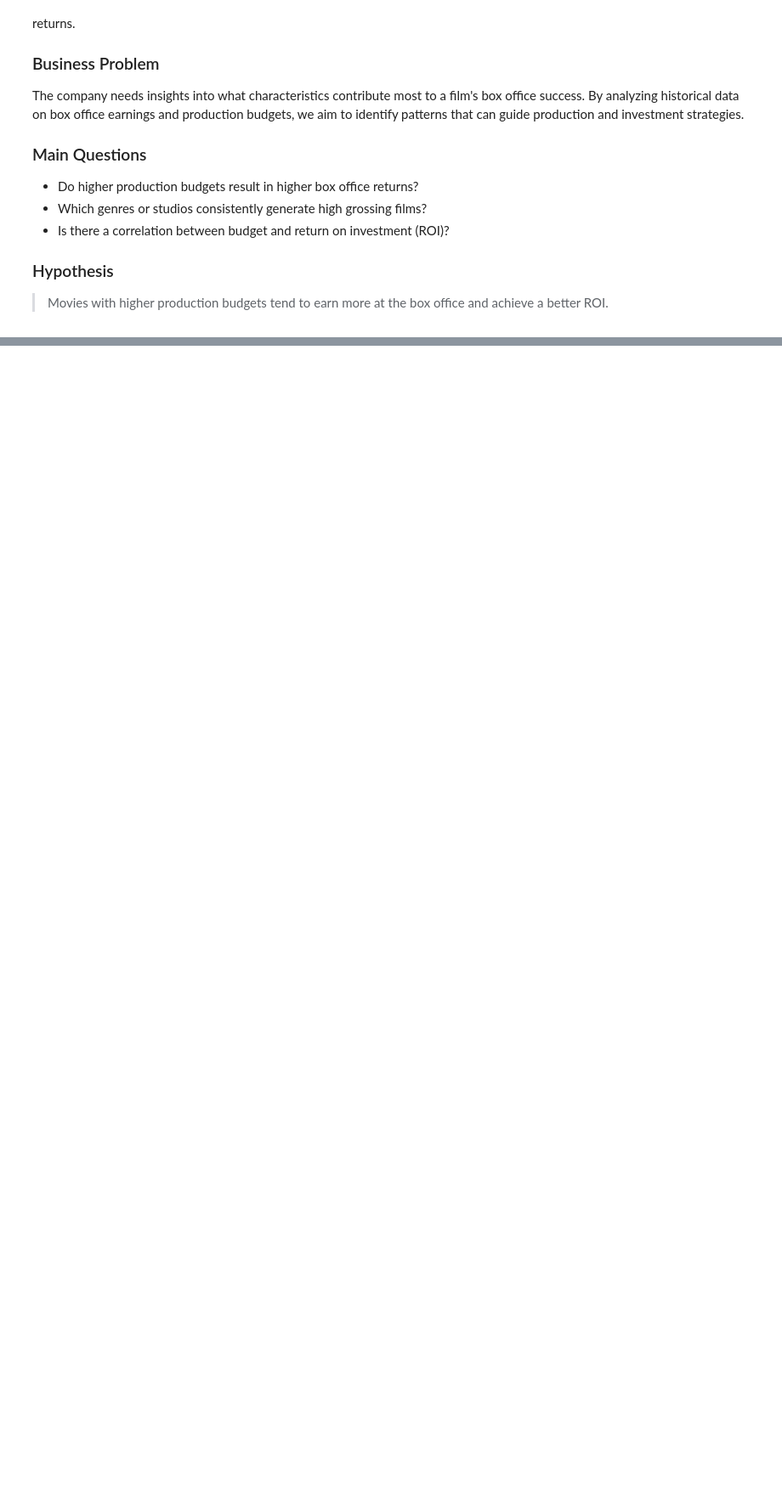
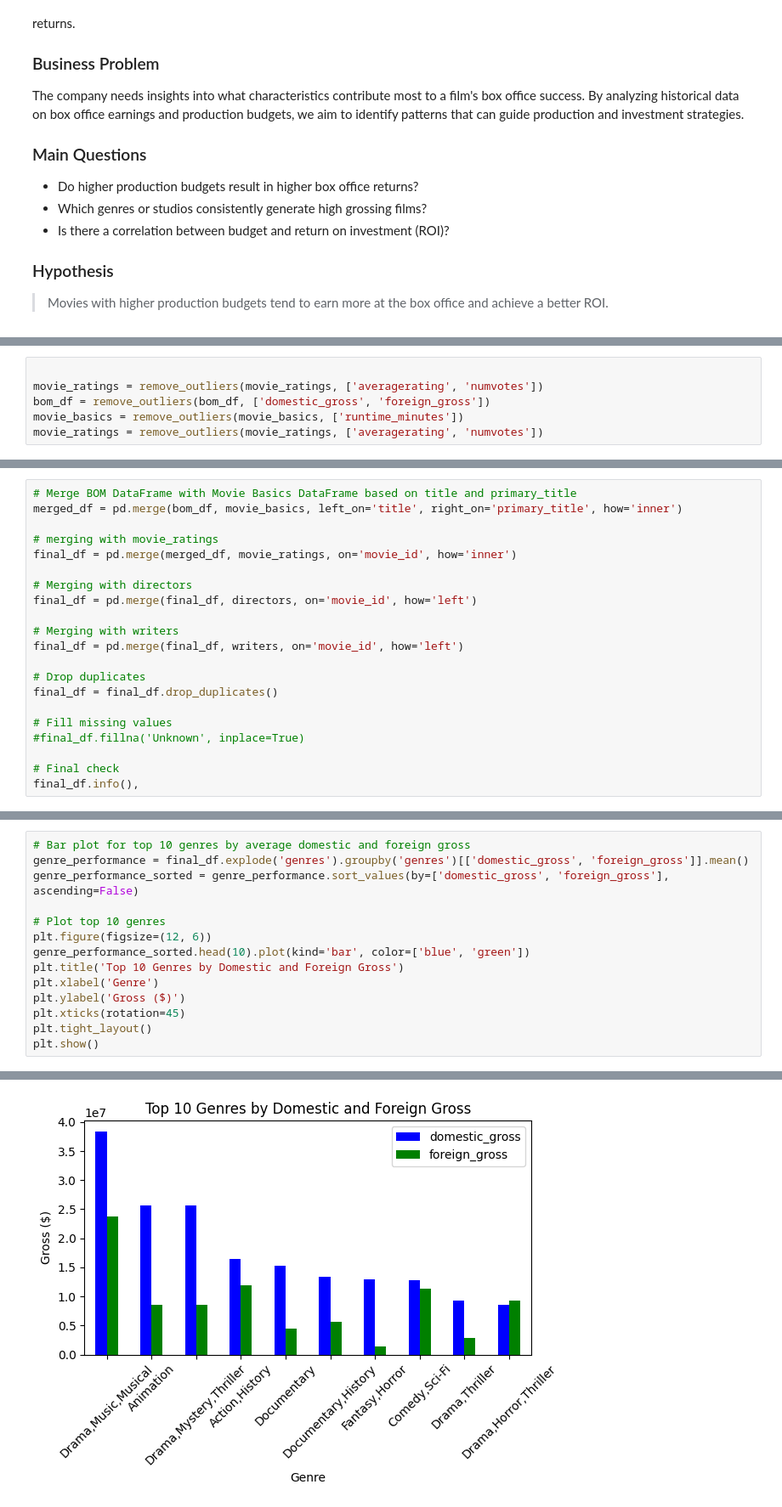
Before and after one commit to mwakad/box-office-movie-insights, a Jupyter notebook: notebooks/gerald.ipynb, the cells around one changed output, grey strips where cells are left out. Shown at 85% size. Drawn from its saved outputs; the diff is of its cells as text; blank space fills up the shorter version.

Commit message:
Updated data cleaning section

```diff
--- a/notebooks/gerald.ipynb
+++ b/notebooks/gerald.ipynb
@@ -67,0 +350,6 @@ print(movie_ratings.head())
+# %%
+
+movie_ratings = remove_outliers(movie_ratings, ['averagerating', 'numvotes'])
+bom_df = remove_outliers(bom_df, ['domestic_gross', 'foreign_gross'])
+movie_basics = remove_outliers(movie_basics, ['runtime_minutes'])
+movie_ratings = remove_outliers(movie_ratings, ['averagerating', 'numvotes'])
@@ -67,0 +372,21 @@ print(movie_ratings.head())
+# %%
+# Merge BOM DataFrame with Movie Basics DataFrame based on title and primary_title
+merged_df = pd.merge(bom_df, movie_basics, left_on='title', right_on='primary_title', how='inner')
+
+# merging with movie_ratings
+final_df = pd.merge(merged_df, movie_ratings, on='movie_id', how='inner')
+
+# Merging with directors
+final_df = pd.merge(final_df, directors, on='movie_id', how='left')
+
+# Merging with writers
+final_df = pd.merge(final_df, writers, on='movie_id', how='left')
+
+# Drop duplicates
+final_df = final_df.drop_duplicates()
+
+# Fill missing values
+#final_df.fillna('Unknown', inplace=True)
+
+# Final check
+final_df.info(),
@@ -67,0 +412,15 @@ print(movie_ratings.head())
+# %%
+# Bar plot for top 10 genres by average domestic and foreign gross
+genre_performance = final_df.explode('genres').groupby('genres')[['domestic_gross', 'foreign_gross']].mean()
+genre_performance_sorted = genre_performance.sort_values(by=['domestic_gross', 'foreign_gross'], ascending=False)
+
+# Plot top 10 genres
+plt.figure(figsize=(12, 6))
+genre_performance_sorted.head(10).plot(kind='bar', color=['blue', 'green'])
+plt.title('Top 10 Genres by Domestic and Foreign Gross')
+plt.xlabel('Genre')
+plt.ylabel('Gross ($)')
+plt.xticks(rotation=45)
+plt.tight_layout()
+plt.show()
+# %% [output]
@@ -67,0 +428 @@ print(movie_ratings.head())
+[figure, added]
```
Also changed, not shown: parts of 24 cells of this notebook.
